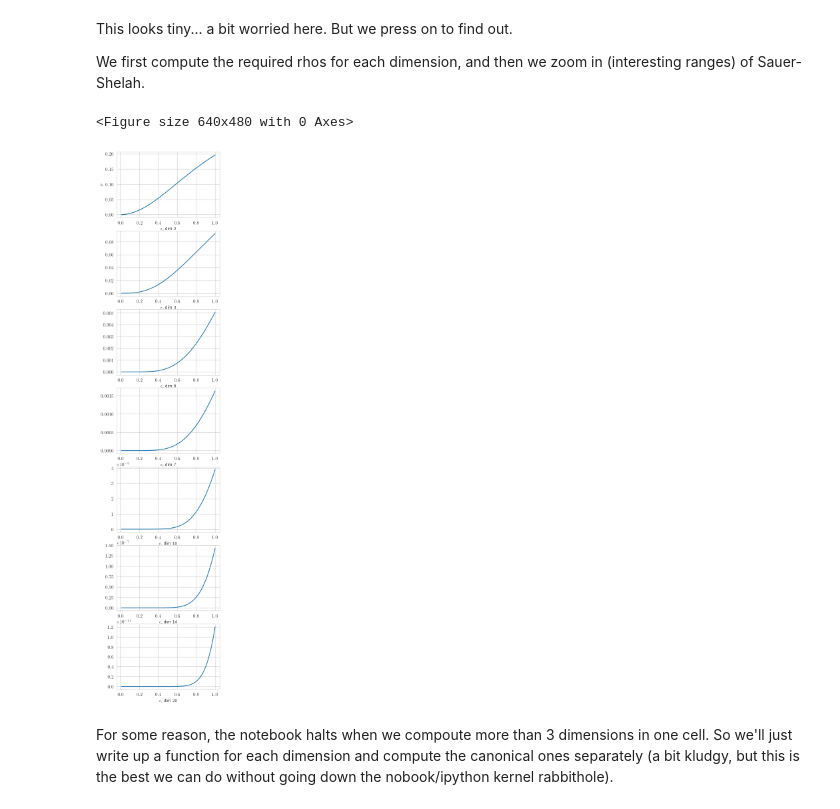
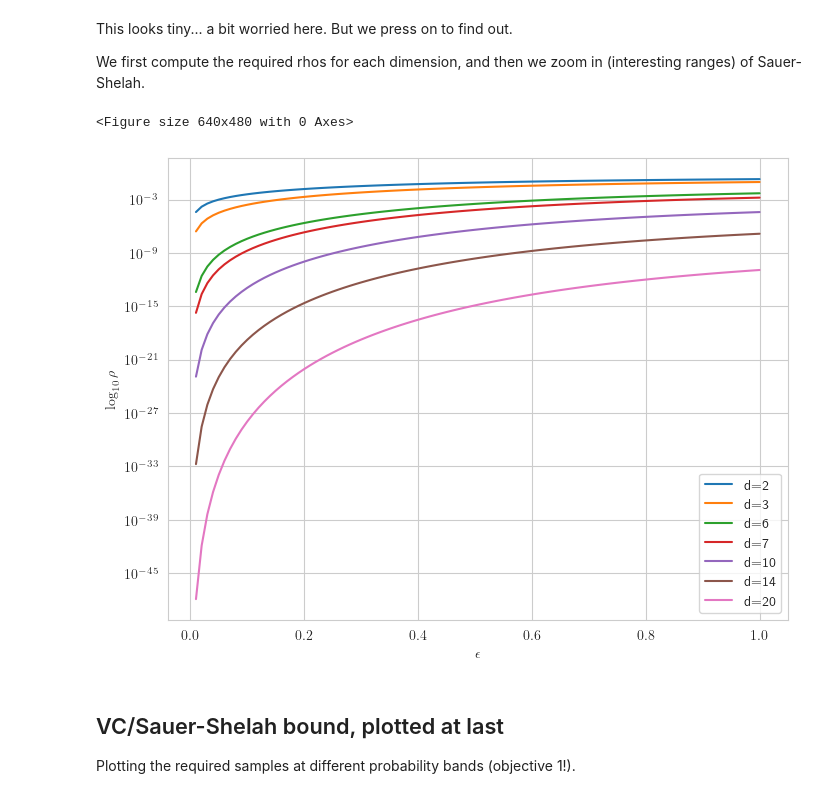
Before and after one commit to robustrobotics/nonasymptotic-mp, a Jupyter notebook: notebooks/designing_tractable_experiments.ipynb, the cells around one changed output. Saved outputs shown, nothing was run; the diff lists cells and outputs as text; code cells hidden in the pictures.

```diff
--- a/notebooks/designing_tractable_experiments.ipynb
+++ b/notebooks/designing_tractable_experiments.ipynb
@@ -70,27 +73,30 @@ We first compute the required rhos for each dimension, and then we zoom in (inte
 # %%
 vols_env = np.array([_e.volume for _e in envs])
 
 # we could probably vectorize in a meshgrid, but for sanity, we just do dimension-by-dimension
 
 rhos = []
 for _d, _vol_env in zip(ds, vols_env):
     rhos.append(compute_rho(clearance, tols, _d, _vol_env))
 
 rhos = np.array(rhos)
 
 plt.figure()
-_, axs = plt.subplots(len(ds), 1, figsize=(4, 3 * len(ds)))
-axs[0].set_ylabel('$\\rho$')
-for ax, _rhos_d, _d in zip(axs, rhos, ds):
-    ax.plot(tols, _rhos_d)
-    ax.set_xlabel(r'$\epsilon$, dim %i' % _d)
+_, ax = plt.subplots(1, 1, figsize=(8, 6))
+ax.set_ylabel('$\log_{10} \\rho$')
+for _rhos_d, _d in zip(rhos, ds):
+    ax.plot(tols, _rhos_d, label='d={}'.format(_d))
 
+ax.set_xlabel('$\epsilon$')
+ax.set_yscale('log')
+plt.legend()
 plt.show()
 # %% [output]
 <Figure size 640x480 with 0 Axes>
-[figure, old version]
+[figure, new version]
 # %% [markdown]
-For some reason, the notebook halts when we compoute more than 3 dimensions in one cell. So we'll just write up a function for each dimension and compute the canonical ones separately (a bit kludgy, but this is the best we can do without going down the nobook/ipython kernel rabbithole).
+## VC/Sauer-Shelah bound, plotted at last
+Plotting the required samples at different probability bands (objective 1!).
 # %%
 # computing and plotting the interesting ranges of Sauer-Shelah for each dimension
 # indexing layout of the record array: [success_probs] X [epsilons<->rho] -> sample_required
```
Also changed, not shown: parts of 15 cells of this notebook, 1 other file.
